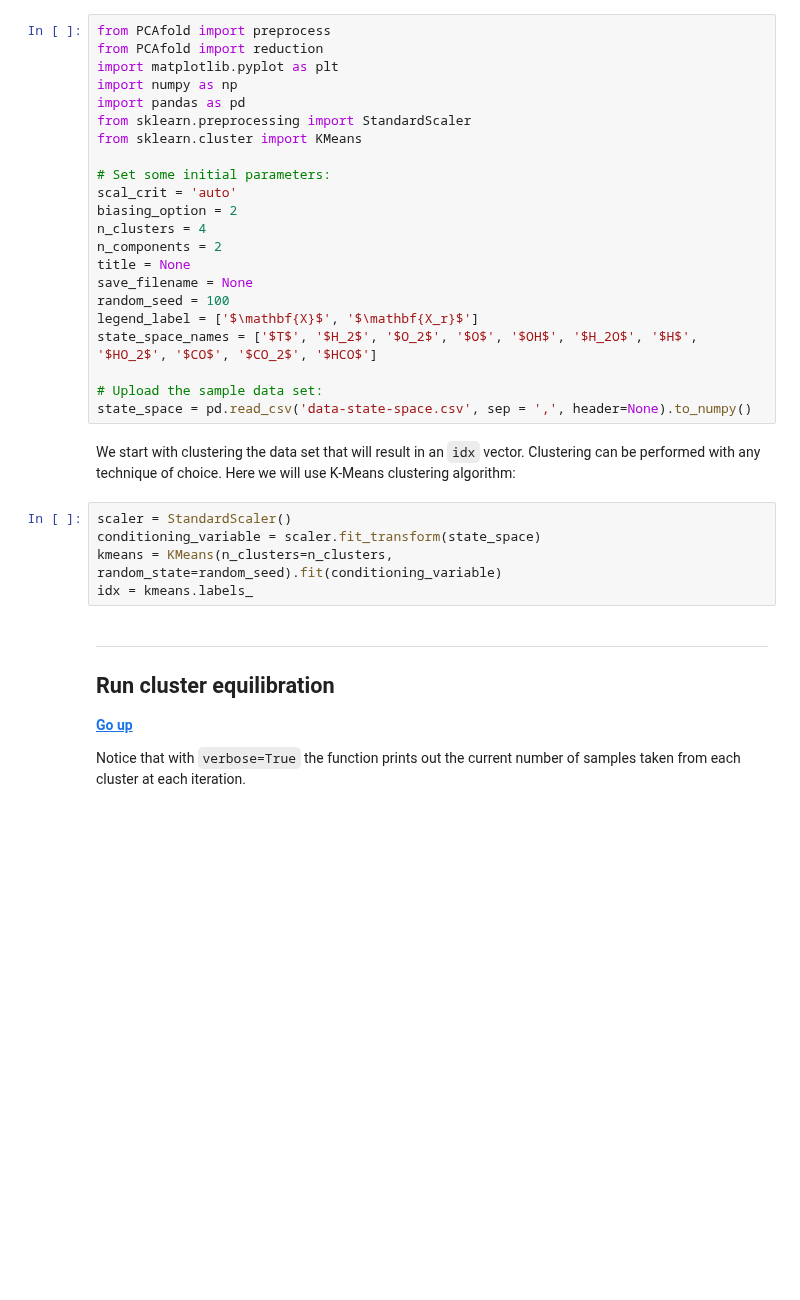
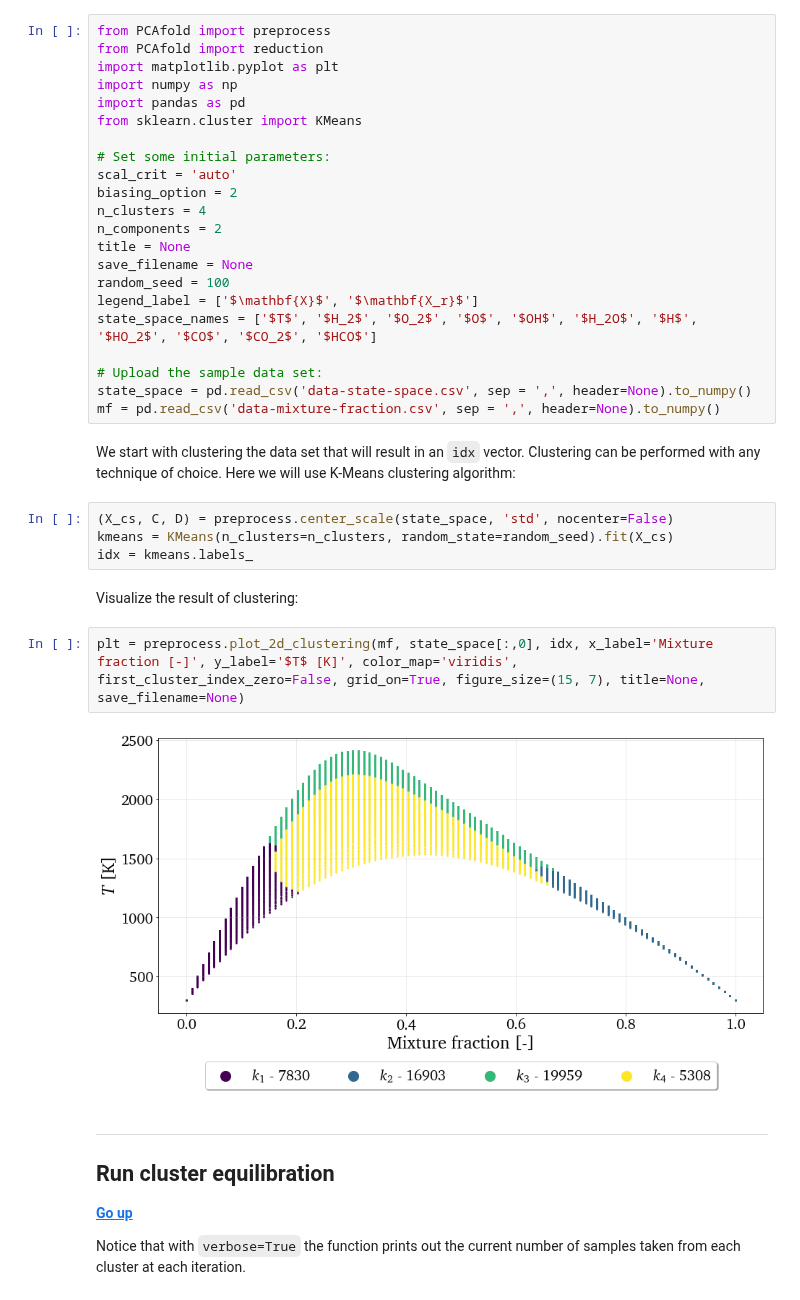
Before and after one commit to kamilazdybal/PCAfold, a Jupyter notebook: docs/tutorials/demo-pca-on-sampled-data-sets.ipynb, the cells around one changed output. Drawn from its saved outputs; the diff is of its cells as text; blank space fills up the shorter version.

```diff
--- a/docs/tutorials/demo-pca-on-sampled-data-sets.ipynb
+++ b/docs/tutorials/demo-pca-on-sampled-data-sets.ipynb
@@ -30,7 +30,6 @@ from PCAfold import reduction
 import matplotlib.pyplot as plt
 import numpy as np
 import pandas as pd
-from sklearn.preprocessing import StandardScaler
 from sklearn.cluster import KMeans
 
 # Set some initial parameters:
@@ -46,13 +45,19 @@ state_space_names = ['$T$', '$H_2$', '$O_2$', '$O$', '$OH$', '$H_2O$', '$H$', '$
 
 # Upload the sample data set:
 state_space = pd.read_csv('data-state-space.csv', sep = ',', header=None).to_numpy()
+mf = pd.read_csv('data-mixture-fraction.csv', sep = ',', header=None).to_numpy()
 # %% [markdown]
 We start with clustering the data set that will result in an `idx` vector. Clustering can be performed with any technique of choice. Here we will use K-Means clustering algorithm:
 # %%
-scaler = StandardScaler()
-conditioning_variable = scaler.fit_transform(state_space)
-kmeans = KMeans(n_clusters=n_clusters, random_state=random_seed).fit(conditioning_variable)
+(X_cs, C, D) = preprocess.center_scale(state_space, 'std', nocenter=False)
+kmeans = KMeans(n_clusters=n_clusters, random_state=random_seed).fit(X_cs)
 idx = kmeans.labels_
+# %% [markdown]
+Visualize the result of clustering:
+# %%
+plt = preprocess.plot_2d_clustering(mf, state_space[:,0], idx, x_label='Mixture fraction [-]', y_label='$T$ [K]', color_map='viridis', first_cluster_index_zero=False, grid_on=True, figure_size=(15, 7), title=None, save_filename=None)
+# %% [output]
+[figure, added]
 # %% [markdown]
 ***
 <a id='run_cluster_equilibration'></a>
```
Also changed, not shown: parts of 12 cells of this notebook, 1 other file.
